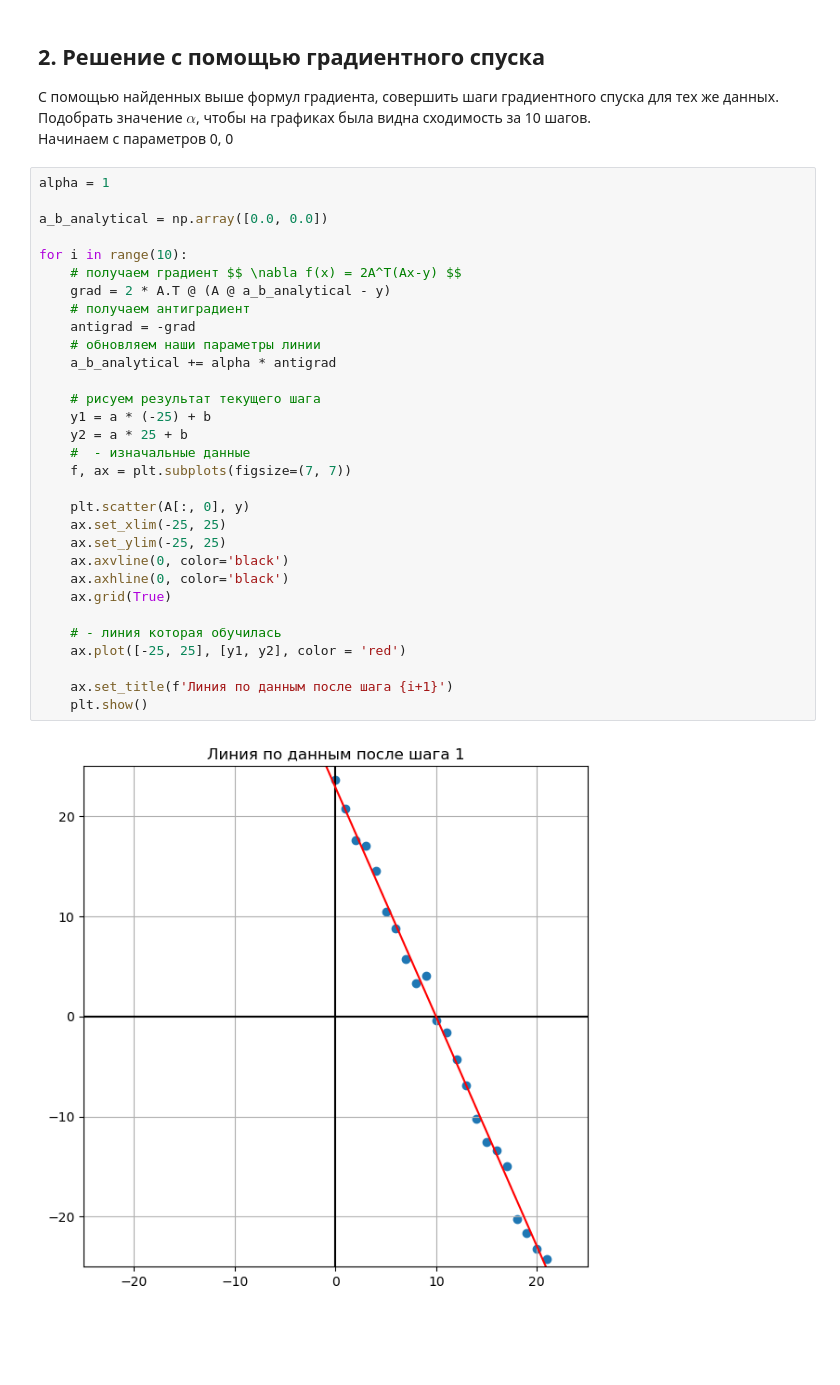
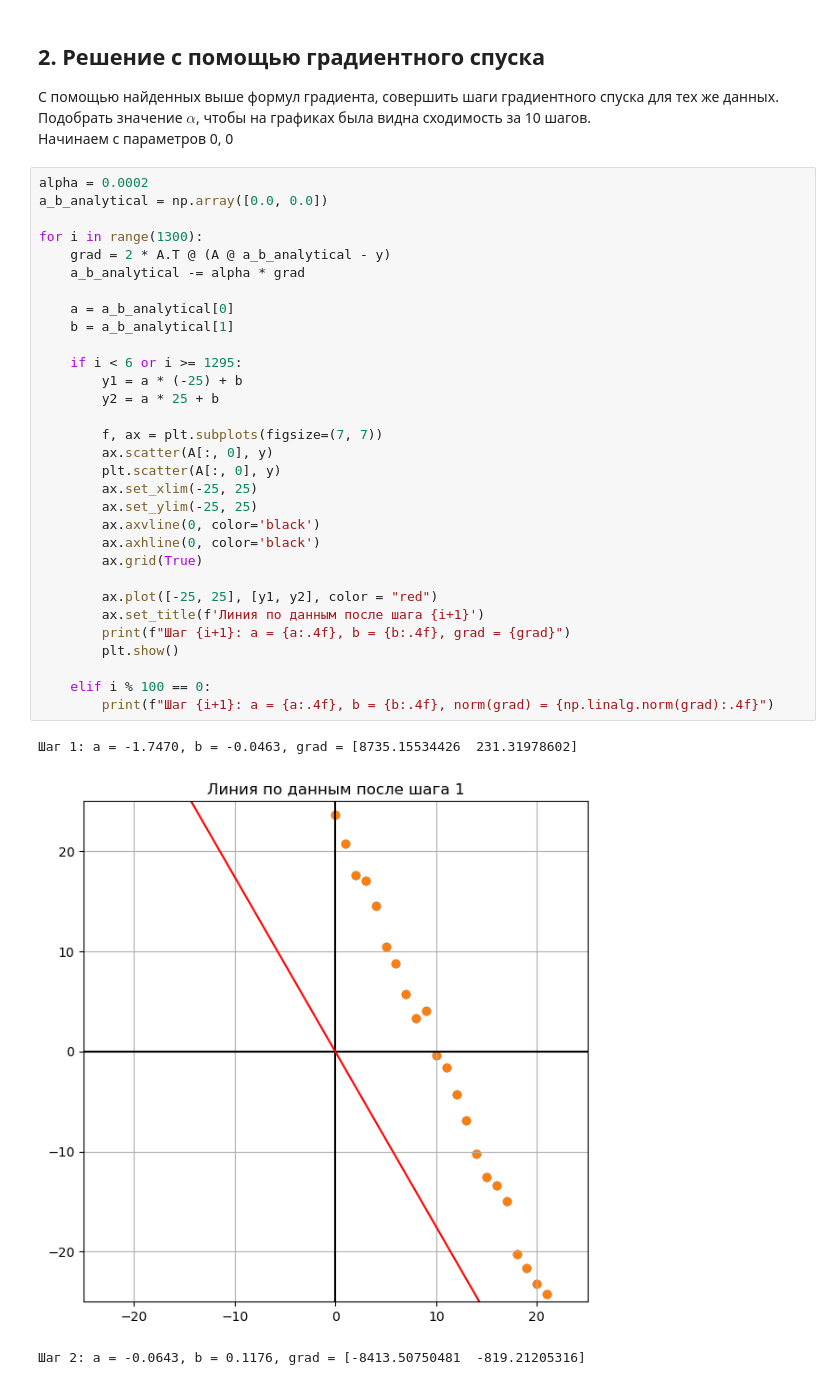
Before and after one commit to Nastya404/Algebra, a Jupyter notebook: lab-linear-regression.ipynb, the cells around one changed output. Cells and saved outputs as stored; diff of their text form; blank space fills up the shorter version.

```diff
--- a/lab-linear-regression.ipynb
+++ b/lab-linear-regression.ipynb
@@ -114,35 +122,37 @@ ax.plot([-25, 25], [y1, y2], color='red')
 С помощью найденных выше формул градиента, совершить шаги градиентного спуска для тех же данных.<br>
 Подобрать значение $\alpha$, чтобы на графиках была видна сходимость за 10 шагов.<br> Начинаем с параметров 0, 0
 # %%
-alpha = 1
-
+alpha = 0.0002
 a_b_analytical = np.array([0.0, 0.0])
 
-for i in range(10):
-    # получаем градиент $$ \nabla f(x) = 2A^T(Ax-y) $$
+for i in range(1300):
     grad = 2 * A.T @ (A @ a_b_analytical - y)
-    # получаем антиградиент
-    antigrad = -grad
-    # обновляем наши параметры линии
-    a_b_analytical += alpha * antigrad
+    a_b_analytical -= alpha * grad
 
-    # рисуем результат текущего шага
-    y1 = a * (-25) + b
-    y2 = a * 25 + b
-    #  - изначальные данные
-    f, ax = plt.subplots(figsize=(7, 7))
+    a = a_b_analytical[0]
+    b = a_b_analytical[1]
 
-    plt.scatter(A[:, 0], y)
-    ax.set_xlim(-25, 25)
-    ax.set_ylim(-25, 25)
-    ax.axvline(0, color='black')
-    ax.axhline(0, color='black')
-    ax.grid(True)
+    if i < 6 or i >= 1295:
+        y1 = a * (-25) + b
+        y2 = a * 25 + b
 
-    # - линия которая обучилась
-    ax.plot([-25, 25], [y1, y2], color = 'red')
+        f, ax = plt.subplots(figsize=(7, 7))
+        ax.scatter(A[:, 0], y)
+        plt.scatter(A[:, 0], y)
+        ax.set_xlim(-25, 25)
+        ax.set_ylim(-25, 25)
+        ax.axvline(0, color='black')
+        ax.axhline(0, color='black')
+        ax.grid(True)
 
-    ax.set_title(f'Линия по данным после шага {i+1}')
-    plt.show()
+        ax.plot([-25, 25], [y1, y2], color = "red")
+        ax.set_title(f'Линия по данным после шага {i+1}')
+        print(f"Шаг {i+1}: a = {a:.4f}, b = {b:.4f}, grad = {grad}")
+        plt.show()
+
+    elif i % 100 == 0:
+        print(f"Шаг {i+1}: a = {a:.4f}, b = {b:.4f}, norm(grad) = {np.linalg.norm(grad):.4f}")
 # %% [output]
+Шаг 1: a = -1.7470, b = -0.0463, grad = [8735.15534426  231.31978602]
-[figure, old version]
+[figure, new version]
+Шаг 2: a = -0.0643, b = 0.1176, grad = [-8413.50750481  -819.21205316]
```
Also changed, not shown: parts of 3 cells of this notebook.
